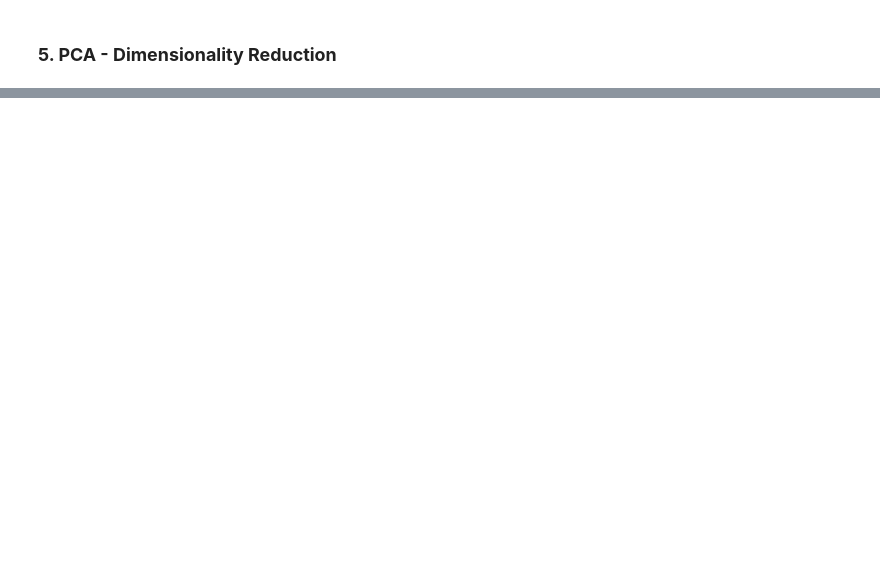
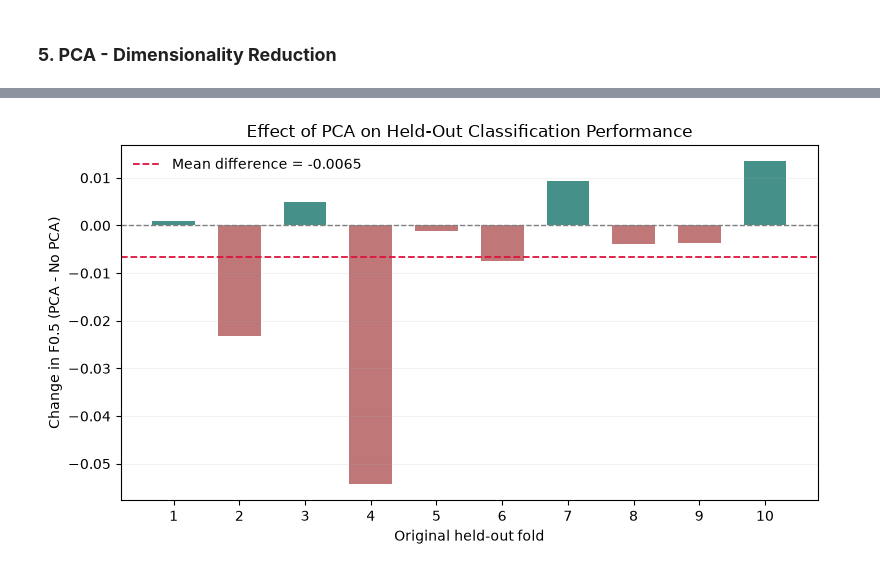
Before and after one commit to jkaphammer/UrbanSound-Analysis, a Jupyter notebook: UrbanSound.ipynb, the cells around one changed output, grey strips where cells are left out. Saved outputs shown, nothing was run; the diff lists cells and outputs as text; code cells hidden in the pictures; blank space fills up the shorter version.

```diff
--- a/UrbanSound.ipynb
+++ b/UrbanSound.ipynb
@@ -963,0 +1048,18 @@ Random forest held-out prediction validation passed
+# %%
+from sklearn.decomposition import PCA
+#test different number of principal components
+pca_components = [10, 20, 30, 40]
+# Reuse logistic regression hyperparameters, variables C_values and threshold_values
+# %%
+#PCA logistic regression pipeline
+def create_pca_logistic_model(n_components, C):
+    return Pipeline([
+        ("scaler", StandardScaler()),
+        ("pca", PCA(n_components=n_components)),
+        ("model", LogisticRegression(
+            l1_ratio=0,
+            C=C,
+            max_iter=2000,
+            random_state=42
+        ))
+    ])
@@ -963,0 +1293,81 @@ Random forest held-out prediction validation passed
+# %%
+# Figure 3: PCA versus no-PCA performance across held-out folds
+
+# Compare the same original folds
+pca_compare = logistic_df[["fold", "f05"]].merge(
+    pca_df[["fold", "f05"]],
+    on="fold",
+    suffixes=("_no_pca", "_with_pca"),
+    validate="one_to_one"
+)
+
+# Calculate the F0.5 difference for each fold
+pca_compare["delta"] = (
+    pca_compare["f05_with_pca"]
+    - pca_compare["f05_no_pca"]
+)
+
+# Plot differences
+fig, ax = plt.subplots(figsize=(8, 4.5))
+
+ax.axhline(0, color="grey", linestyle="--", linewidth=1)
+
+bar_colors = np.where(
+    pca_compare["delta"] >= 0,
+    "#247D73",
+    "#B45F5F"
+)
+
+ax.bar(
+    pca_compare["fold"],
+    pca_compare["delta"],
+    width=0.65,
+    color=bar_colors,
+    alpha=0.85
+)
+
+# Show average change across folds
+mean_delta = pca_compare["delta"].mean()
+
+ax.axhline(
+    mean_delta,
+    color="crimson",
+    linestyle="--",
+    linewidth=1.3,
+    label=f"Mean difference = {mean_delta:+.4f}"
+)
+
+ax.set(
+    xticks=sorted(pca_compare["fold"]),
+    xlabel="Original held-out fold",
+    ylabel="Change in F0.5 (PCA - No PCA)",
+    title="Effect of PCA on Held-Out Classification Performance"
+)
+
+ax.legend(frameon=False)
+ax.grid(axis="y", alpha=0.15)
+
+fig.tight_layout()
+plt.show()
+
+# Summarize actual nested-CV results
+print(f"Mean F0.5 without PCA: {logistic_df['f05'].mean():.4f}")
+print(f"Mean F0.5 with PCA: {pca_df['f05'].mean():.4f}")
+print(f"Mean F0.5 difference: {mean_delta:+.4f}")
+
+print(
+    "Selected PCA component counts:",
+    pca_df["n_components"].value_counts().sort_index().to_dict()
+)
+
+print(
+    f"Mean explained variance retained: "
+    f"{pca_df['explained_variance'].mean():.1%}"
+)
+
+print(
+    f"PCA changed {decision_changes:,} "
+    f"of {len(data):,} held-out recording decisions."
+)
+# %% [output]
+[figure, added]
```
Also changed, not shown: parts of 40 cells of this notebook, 3 other files.
